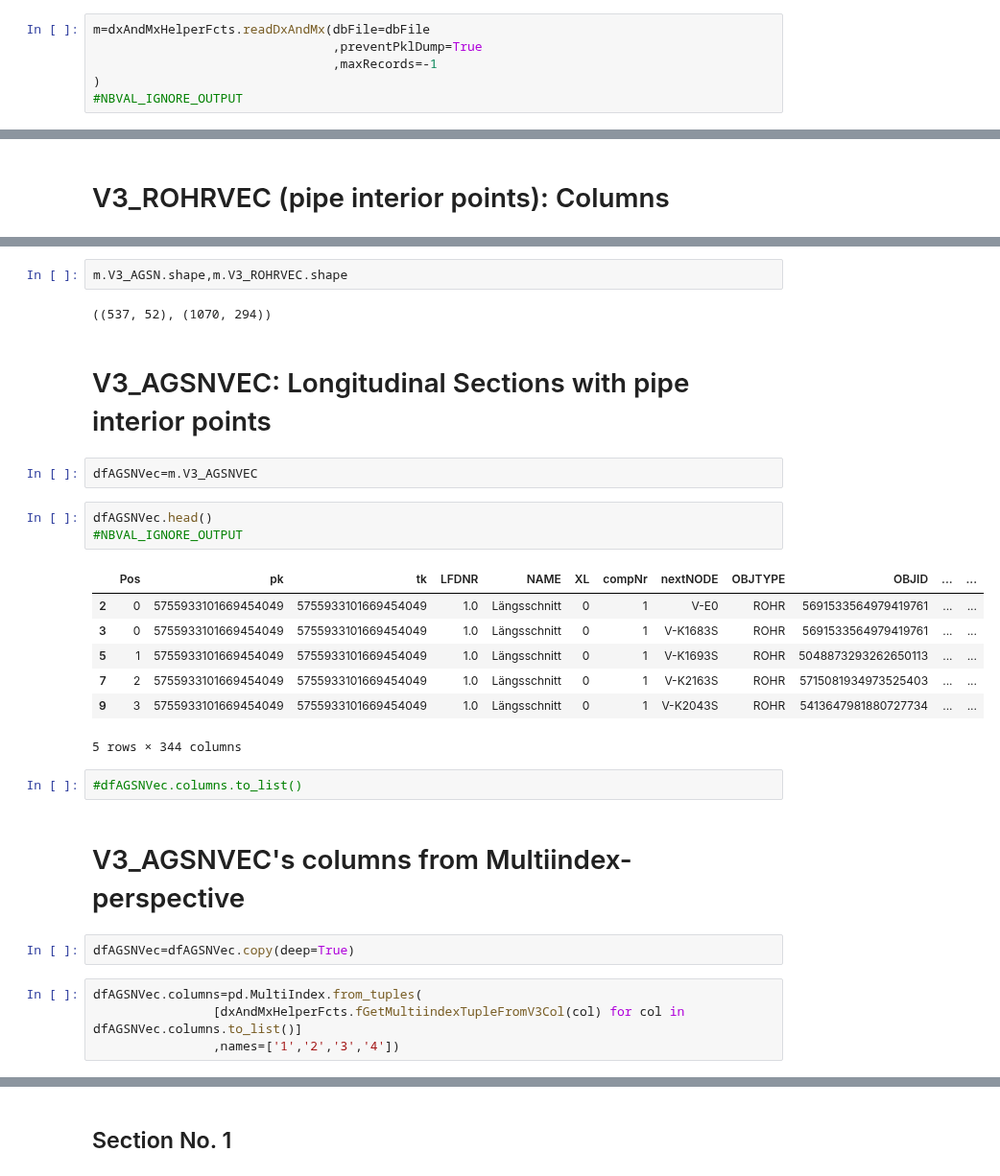
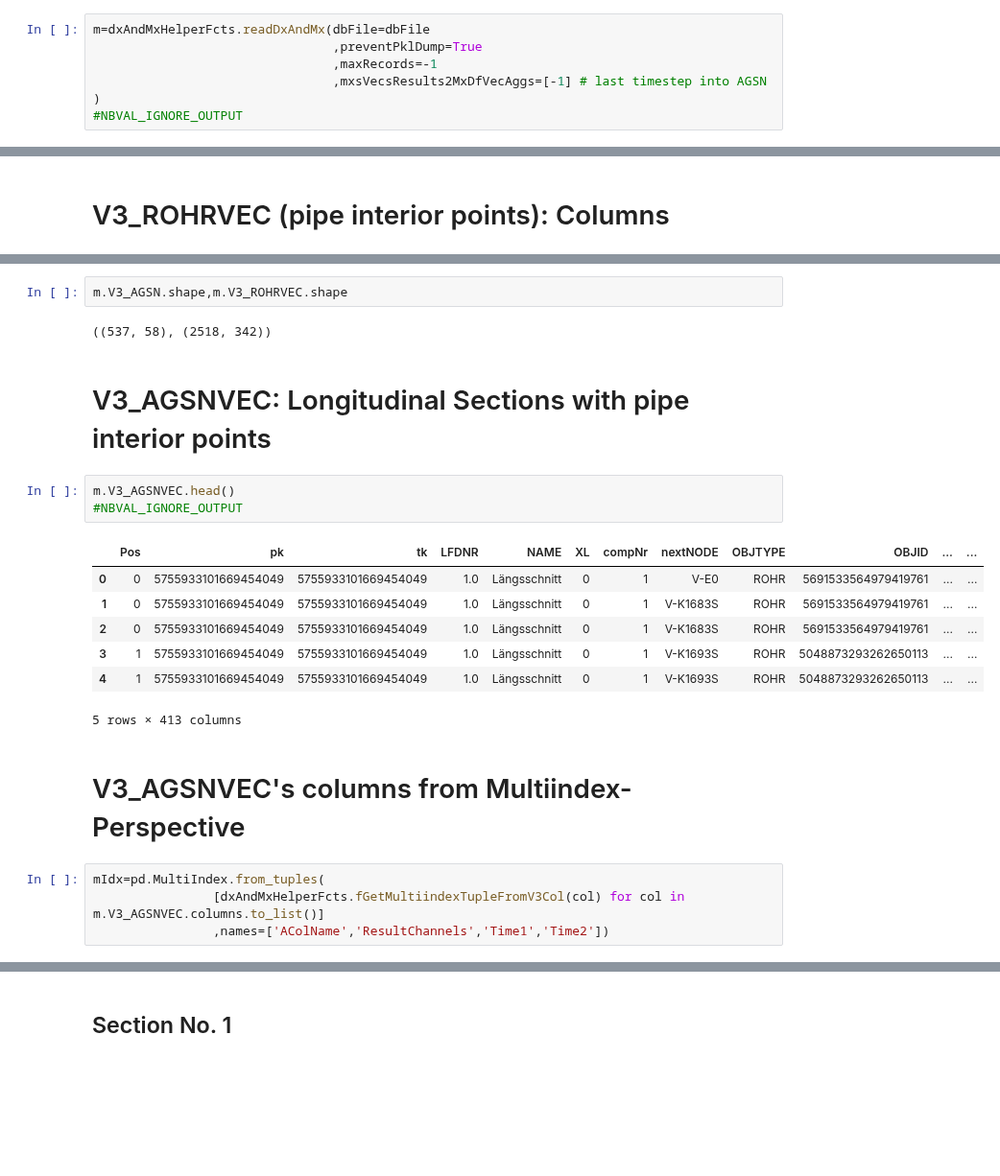
Before and after one commit to 3SConsult/PT3S, a Jupyter notebook: sphinx_docs/Example3.ipynb, the cells around one changed output, grey strips where cells are left out. Shown at 96% size. Drawn from its saved outputs; the diff is of its cells as text; blank space fills up the shorter version.

```diff
--- a/sphinx_docs/Example3.ipynb
+++ b/sphinx_docs/Example3.ipynb
@@ -83,6 +83,7 @@ dbFile=os.path.join(os.path.dirname(os.path.abspath(dxAndMxHelperFcts.__file__))
 m=dxAndMxHelperFcts.readDxAndMx(dbFile=dbFile
                                 ,preventPklDump=True
                                 ,maxRecords=-1
+                                ,mxsVecsResults2MxDfVecAggs=[-1] # last timestep into AGSN
 )
 #NBVAL_IGNORE_OUTPUT
 # %% [output]
@@ -378,30 +378,24 @@ m.V3_ROHRVEC.columns.to_list()
 # %%
 m.V3_AGSN.shape,m.V3_ROHRVEC.shape
 # %% [output]
-((537, 52), (1070, 294))
+((537, 58), (2518, 342))
 # %% [markdown]
 # V3_AGSNVEC: Longitudinal Sections with pipe interior points
-# %%
-dfAGSNVec=m.V3_AGSNVEC
 # %%
-dfAGSNVec.head()
+m.V3_AGSNVEC.head()
 #NBVAL_IGNORE_OUTPUT
 # %% [output]
 |  | Pos | pk | tk | LFDNR | NAME | XL | compNr | nextNODE | OBJTYPE | OBJID | ... | ... |
-| 2 | 0 | 5755933101669454049 | 5755933101669454049 | 1.0 | Längsschnitt | 0 | 1 | V-E0 | ROHR | 5691533564979419761 | ... | ... |
-| 3 | 0 | 5755933101669454049 | 5755933101669454049 | 1.0 | Längsschnitt | 0 | 1 | V-K1683S | ROHR | 5691533564979419761 | ... | ... |
-| 5 | 1 | 5755933101669454049 | 5755933101669454049 | 1.0 | Längsschnitt | 0 | 1 | V-K1693S | ROHR | 5048873293262650113 | ... | ... |
-| 7 | 2 | 5755933101669454049 | 5755933101669454049 | 1.0 | Längsschnitt | 0 | 1 | V-K2163S | ROHR | 5715081934973525403 | ... | ... |
-| 9 | 3 | 5755933101669454049 | 5755933101669454049 | 1.0 | Längsschnitt | 0 | 1 | V-K2043S | ROHR | 5413647981880727734 | ... | ... |
+| 0 | 0 | 5755933101669454049 | 5755933101669454049 | 1.0 | Längsschnitt | 0 | 1 | V-E0 | ROHR | 5691533564979419761 | ... | ... |
+| 1 | 0 | 5755933101669454049 | 5755933101669454049 | 1.0 | Längsschnitt | 0 | 1 | V-K1683S | ROHR | 5691533564979419761 | ... | ... |
+| 2 | 0 | 5755933101669454049 | 5755933101669454049 | 1.0 | Längsschnitt | 0 | 1 | V-K1683S | ROHR | 5691533564979419761 | ... | ... |
+| 3 | 1 | 5755933101669454049 | 5755933101669454049 | 1.0 | Längsschnitt | 0 | 1 | V-K1693S | ROHR | 5048873293262650113 | ... | ... |
+| 4 | 1 | 5755933101669454049 | 5755933101669454049 | 1.0 | Längsschnitt | 0 | 1 | V-K1693S | ROHR | 5048873293262650113 | ... | ... |
-5 rows × 344 columns
+5 rows × 413 columns
-# %%
-#dfAGSNVec.columns.to_list()
 # %% [markdown]
-# V3_AGSNVEC's columns from Multiindex-perspective
+# V3_AGSNVEC's columns from Multiindex-Perspective
-# %%
-dfAGSNVec=dfAGSNVec.copy(deep=True)
-# %%
-dfAGSNVec.columns=pd.MultiIndex.from_tuples(
-                [dxAndMxHelperFcts.fGetMultiindexTupleFromV3Col(col) for col in dfAGSNVec.columns.to_list()]
-                ,names=['1','2','3','4'])
+# %%
+mIdx=pd.MultiIndex.from_tuples(
+                [dxAndMxHelperFcts.fGetMultiindexTupleFromV3Col(col) for col in m.V3_AGSNVEC.columns.to_list()]
+                ,names=['AColName','ResultChannels','Time1','Time2'])
 # %%
```
Also changed, not shown: parts of 33 cells of this notebook, 38 other files.
